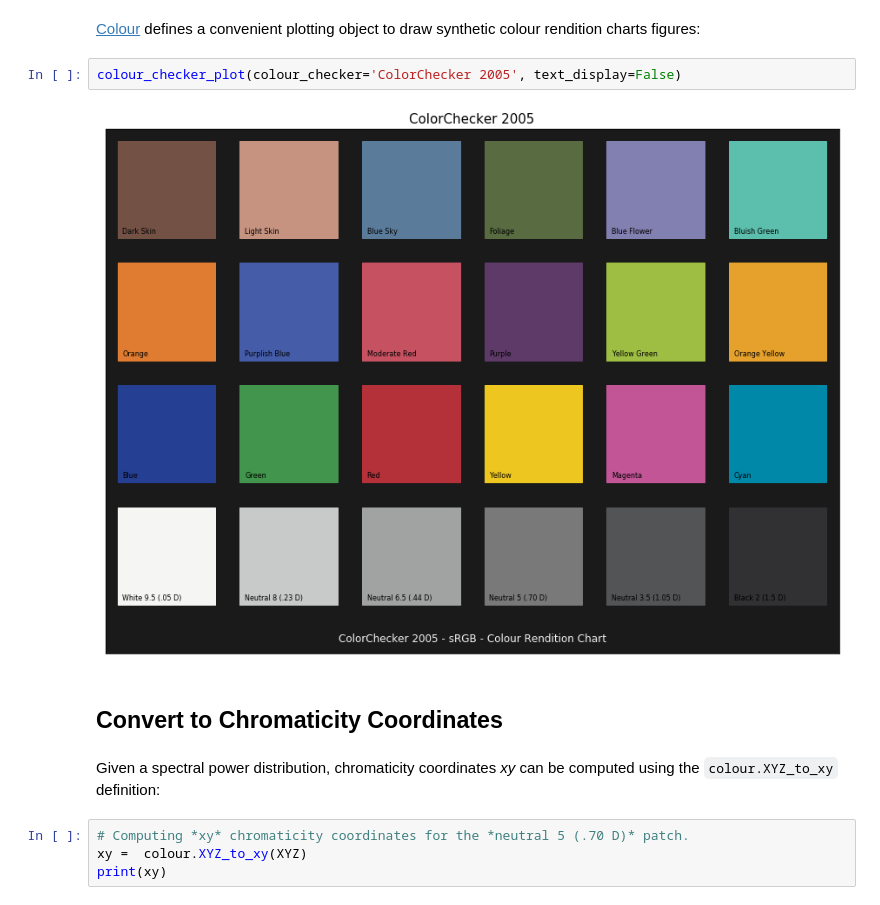
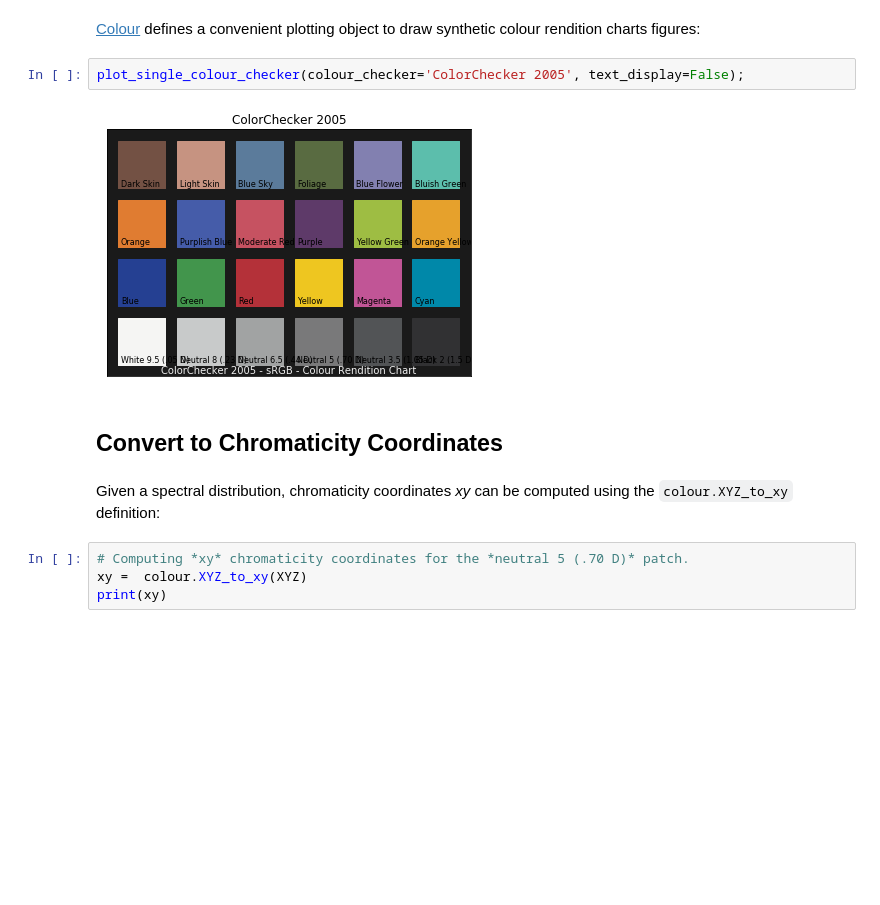
Before and after one commit to colour-science/colour-science.org, a Jupyter notebook: pages/tutorial.ipynb, the cells around one changed output. Drawn from its saved outputs; the diff is of its cells as text; blank space fills up the shorter version.

```diff
--- a/pages/tutorial.ipynb
+++ b/pages/tutorial.ipynb
@@ -634,13 +656,13 @@ single_colour_swatch_plot(
 # %% [markdown]
 [Colour](https://github.com/colour-science/Colour/) defines a convenient plotting object to draw synthetic colour rendition charts figures:
 # %%
-colour_checker_plot(colour_checker='ColorChecker 2005', text_display=False)
+plot_single_colour_checker(colour_checker='ColorChecker 2005', text_display=False);
 # %% [output]
-[figure, old version]
+[figure, new version]
 # %% [markdown]
 ## Convert to Chromaticity Coordinates
 # %% [markdown]
-Given a spectral power distribution, chromaticity coordinates *xy* can be computed using the `colour.XYZ_to_xy` definition:
+Given a spectral distribution, chromaticity coordinates *xy* can be computed using the `colour.XYZ_to_xy` definition:
 # %%
 # Computing *xy* chromaticity coordinates for the *neutral 5 (.70 D)* patch.
 xy =  colour.XYZ_to_xy(XYZ)
```
Also changed, not shown: parts of 48 cells of this notebook, 35 other files.
